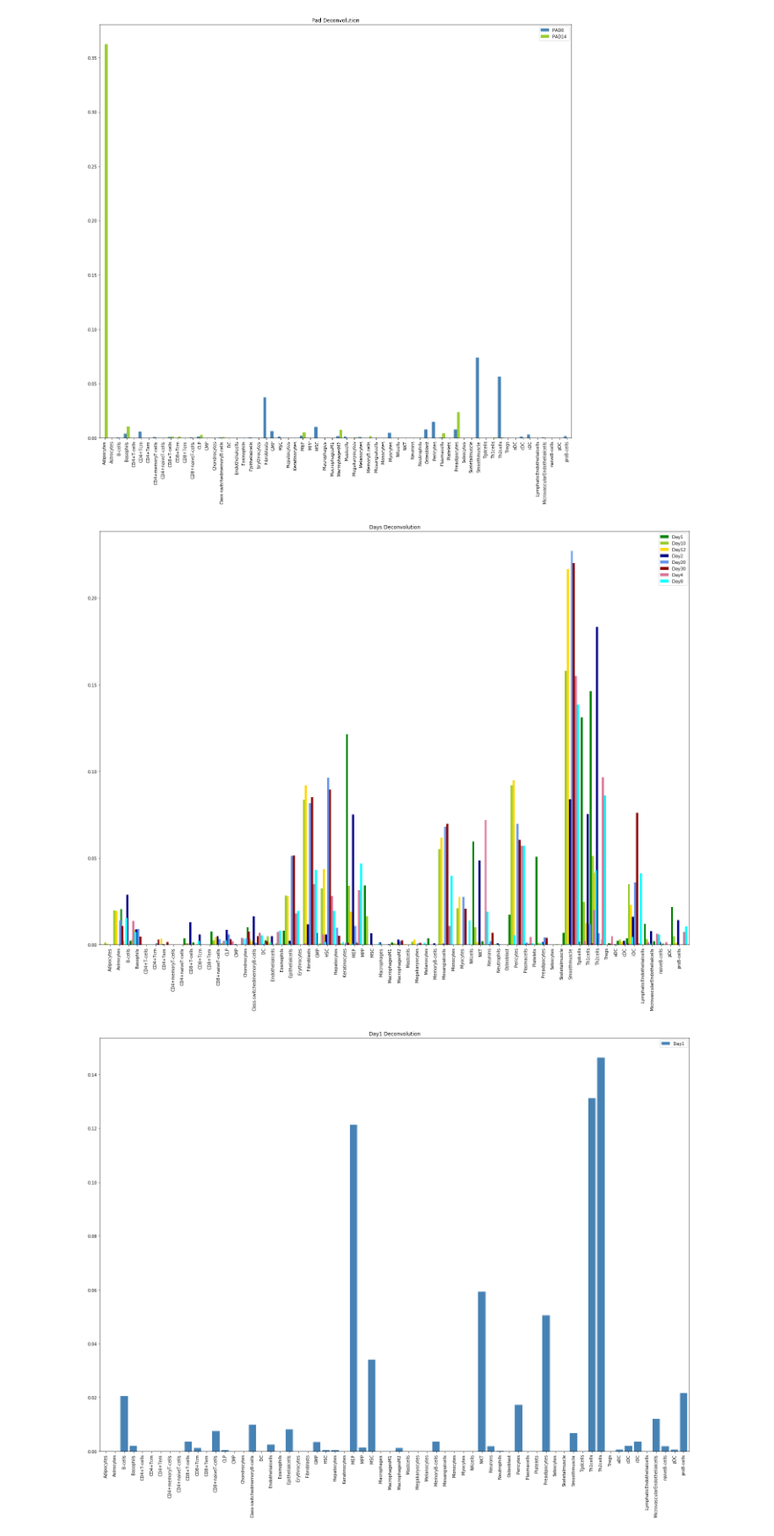
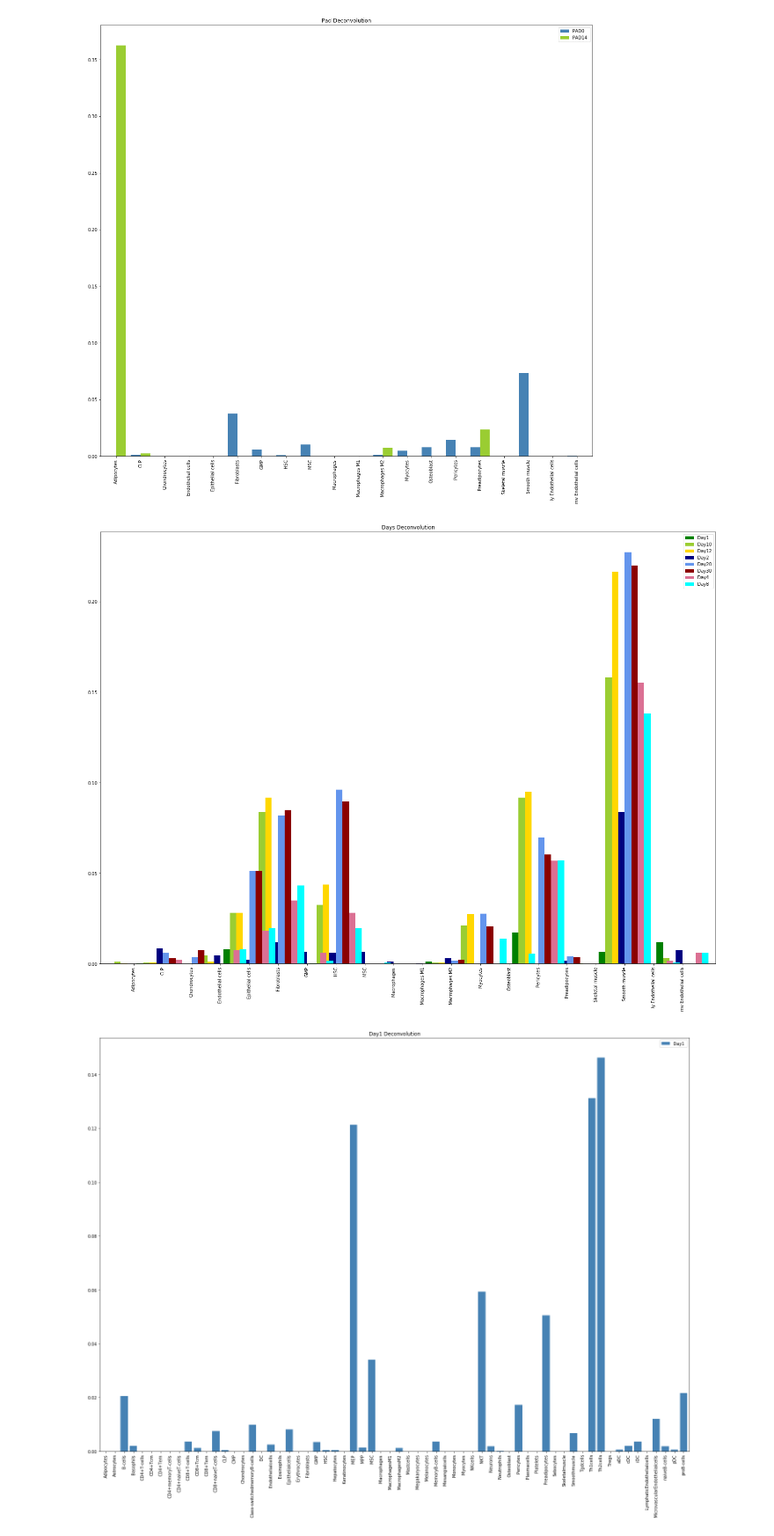
Before and after one commit to SherineAwad/DeconvolutionNotebooks, a Jupyter notebook: Deconvolution_Days.ipynb, the cells around one changed output. Shown at 88% size. Cells and saved outputs as stored; diff of their text form; code cells hidden in the pictures.

```diff
--- a/Deconvolution_Days.ipynb
+++ b/Deconvolution_Days.ipynb
@@ -33,44 +38,48 @@ plt.savefig('PAZ.png')
 # %%
-data =np.loadtxt("xCell_counts-pad.txt", delimiter='\t', skiprows=1,usecols=range(1,7))
-
-cells=['Adipocytes','Astrocytes','B-cells','Basophils','CD4+T-cells','CD4+Tcm','CD4+Tem','CD4+memoryT-cells', \
-   'CD4+naiveT-cells','CD8+T-cells','CD8+Tcm','CD8+Tem','CD8+naiveT-cells','CLP','CMP','Chondrocytes', \
-   'Class-switchedmemoryB-cells','DC','Endothelialcells','Eosinophils','Epithelialcells','Erythrocytes', \
-   'Fibroblasts','GMP','HSC','Hepatocytes','Keratinocytes','MEP','MPP','MSC','Macrophages','MacrophagesM1', \
-   'MacrophagesM2','Mastcells','Megakaryocytes','Melanocytes','MemoryB-cells','Mesangialcells','Monocytes', \
-   'Myocytes','NKcells','NKT','Neurons','Neutrophils','Osteoblast','Pericytes','Plasmacells','Platelets', \
-   'Preadipocytes','Sebocytes','Skeletalmuscle','Smoothmuscle','Tgdcells','Th1cells','Th2cells','Tregs', \
-   'aDC','cDC','iDC','LymphaticEndothelialcells','MicrovascularEndothelialcells','naiveB-cells','pDC','proB-cells']
-
+#data =np.loadtxt("xCell_counts-pad.txt", delimiter='\t', skiprows=1,usecols=range(1,7))
+data = np.loadtxt("xCell_counts-pad_reduced.txt",  delimiter='\t', skiprows=1,usecols=range(1,7))
+#cells=['Adipocytes','Astrocytes','B-cells','Basophils','CD4+T-cells','CD4+Tcm','CD4+Tem','CD4+memoryT-cells', \
+#   'CD4+naiveT-cells','CD8+T-cells','CD8+Tcm','CD8+Tem','CD8+naiveT-cells','CLP','CMP','Chondrocytes', \
+#   'Class-switchedmemoryB-cells','DC','Endothelialcells','Eosinophils','Epithelialcells','Erythrocytes', \
+#   'Fibroblasts','GMP','HSC','Hepatocytes','Keratinocytes','MEP','MPP','MSC','Macrophages','MacrophagesM1', \
+#   'MacrophagesM2','Mastcells','Megakaryocytes','Melanocytes','MemoryB-cells','Mesangialcells','Monocytes', \
+#   'Myocytes','NKcells','NKT','Neurons','Neutrophils','Osteoblast','Pericytes','Plasmacells','Platelets', \
+#   'Preadipocytes','Sebocytes','Skeletalmuscle','Smoothmuscle','Tgdcells','Th1cells','Th2cells','Tregs', \
+#   'aDC','cDC','iDC','LymphaticEndothelialcells','MicrovascularEndothelialcells','naiveB-cells','pDC','proB-cells']
+cells =['Adipocytes','CLP','Chondrocytes','Endothelial cells','Epithelial cells','Fibroblasts','GMP',\
+        'HSC','MSC','Macrophages','Macrophages M1','Macrophages M2','Myocytes','Osteoblast','Pericytes',\
+        'Preadipocytes','Skeletal muscle','Smooth muscle','ly Endothelial cells','mv Endothelial cells']
 pad00 = data[:,0]
 pad01 = data[:,1]
 pad02 = data[:,2]
 pad140 = data[:,3]
 pad141 = data[:,4]
 pad142 = data[:,5]
 
 pad0 =  (pad00 + pad01 + pad02)/3
 pad14 = (pad140 + pad141 + pad142)/3
 df = pd.DataFrame({'cells': cells,'PAD0': pad0[0:64], 'PAD14 ':pad14[0:64]})
 ax = df.plot.bar(title ="Pad Deconvolution", fontsize = 10, color=['#4682B4','#9ACD32'], figsize=(20, 18),width=0.8)
 ax.set_xticks(df.index)
 ax.set_xticklabels(df.cells, rotation=90)
 plt.savefig('PAD.png')
 # %% [output]
-[figure, old version]
+[figure, new version]
 # %%
-data =np.loadtxt("xCell_counts-days_results.txt", delimiter='\t', skiprows=1,usecols=range(1,25))
+#data =np.loadtxt("xCell_counts-days_results.txt", delimiter='\t', skiprows=1,usecols=range(1,25))
+data =np.loadtxt("xCell_counts-days_results_reduced.txt", delimiter='\t', skiprows=1,usecols=range(1,25))
+#cells=['Adipocytes','Astrocytes','B-cells','Basophils','CD4+T-cells','CD4+Tcm','CD4+Tem','CD4+memoryT-cells', \
+#   'CD4+naiveT-cells','CD8+T-cells','CD8+Tcm','CD8+Tem','CD8+naiveT-cells','CLP','CMP','Chondrocytes', \
+#   'Class-switchedmemoryB-cells','DC','Endothelialcells','Eosinophils','Epithelialcells','Erythrocytes', \
+#   'Fibroblasts','GMP','HSC','Hepatocytes','Keratinocytes','MEP','MPP','MSC','Macrophages','MacrophagesM1', \
+#   'MacrophagesM2','Mastcells','Megakaryocytes','Melanocytes','MemoryB-cells','Mesangialcells','Monocytes', \
+#   'Myocytes','NKcells','NKT','Neurons','Neutrophils','Osteoblast','Pericytes','Plasmacells','Platelets', \
+#   'Preadipocytes','Sebocytes','Skeletalmuscle','Smoothmuscle','Tgdcells','Th1cells','Th2cells','Tregs', \
+#   'aDC','cDC','iDC','LymphaticEndothelialcells','MicrovascularEndothelialcells','naiveB-cells','pDC','proB-cells']
 
-cells=['Adipocytes','Astrocytes','B-cells','Basophils','CD4+T-cells','CD4+Tcm','CD4+Tem','CD4+memoryT-cells', \
-   'CD4+naiveT-cells','CD8+T-cells','CD8+Tcm','CD8+Tem','CD8+naiveT-cells','CLP','CMP','Chondrocytes', \
-   'Class-switchedmemoryB-cells','DC','Endothelialcells','Eosinophils','Epithelialcells','Erythrocytes', \
-   'Fibroblasts','GMP','HSC','Hepatocytes','Keratinocytes','MEP','MPP','MSC','Macrophages','MacrophagesM1', \
-   'MacrophagesM2','Mastcells','Megakaryocytes','Melanocytes','MemoryB-cells','Mesangialcells','Monocytes', \
-   'Myocytes','NKcells','NKT','Neurons','Neutrophils','Osteoblast','Pericytes','Plasmacells','Platelets', \
-   'Preadipocytes','Sebocytes','Skeletalmuscle','Smoothmuscle','Tgdcells','Th1cells','Th2cells','Tregs', \
-   'aDC','cDC','iDC','LymphaticEndothelialcells','MicrovascularEndothelialcells','naiveB-cells','pDC','proB-cells']
-
-
+cells =['Adipocytes','CLP','Chondrocytes','Endothelial cells','Epithelial cells','Fibroblasts','GMP',\
+        'HSC','MSC','Macrophages','Macrophages M1','Macrophages M2','Myocytes','Osteoblast','Pericytes',\
+        'Preadipocytes','Skeletal muscle','Smooth muscle','ly Endothelial cells','mv Endothelial cells']
 
 d01_1 = data[:,0]
 d01_2 = data[:,1]
@@ -108,14 +117,14 @@ day12 = (d12_1 + d12_2 + d12_3)/3
 day20 = (d20_1 + d20_2 + d20_3)/3
 day30 = (d30_1 + d30_2 + d30_3)/3
 df = pd.DataFrame({'cells': cells,
-                   'Day1': day1[0:64],
-                   'Day2': day2[0:64],
-                   'Day4': day4[0:64],
-                   'Day8': day8[0:64],
-                   'Day10':day10[0:64],
-                   'Day12':day12[0:64],
-                   'Day20':day20[0:64],
-                   'Day30':day30[0:64]})
+                   'Day1': day1[0:20],
+                   'Day2': day2[0:20],
+                   'Day4': day4[0:20],
+                   'Day8': day8[0:20],
+                   'Day10':day10[0:20],
+                   'Day12':day12[0:20],
+                   'Day20':day20[0:20],
+                   'Day30':day30[0:20]})
 
 ax = df.plot.bar(title ="Days Deconvolution", fontsize = 10,color =['#008000','#9ACD32','#FFD700','#000080','#6495ED','#8B0000','#DB7093','#00FFFF']
 ,figsize=(25, 18),width=1.8)
@@ -124,7 +133,7 @@ ax.set_xticklabels(df.cells, rotation=90)
 
 plt.savefig('Alldays.png')
 # %% [output]
-[figure, old version]
+[figure, new version]
 # %%
 data =np.loadtxt("xCell_counts-days_results.txt", delimiter='\t', skiprows=1,usecols=range(1,25))
 
```
Also changed, not shown: parts of 1 cell of this notebook, 3 other files.
